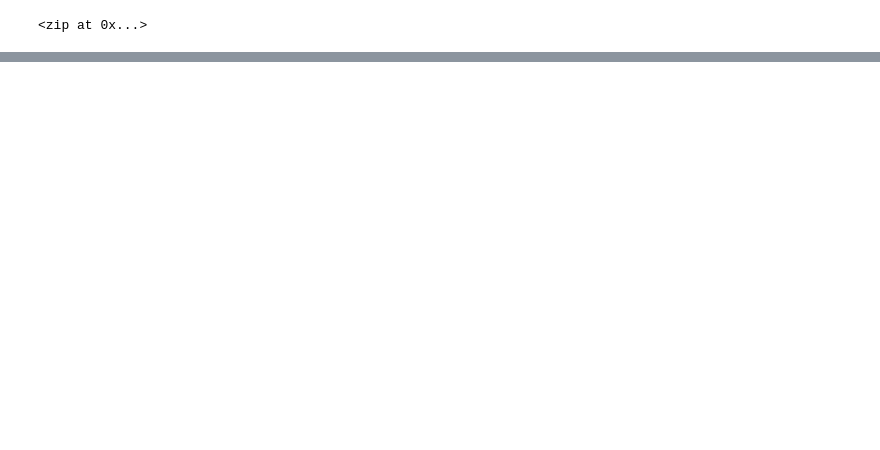
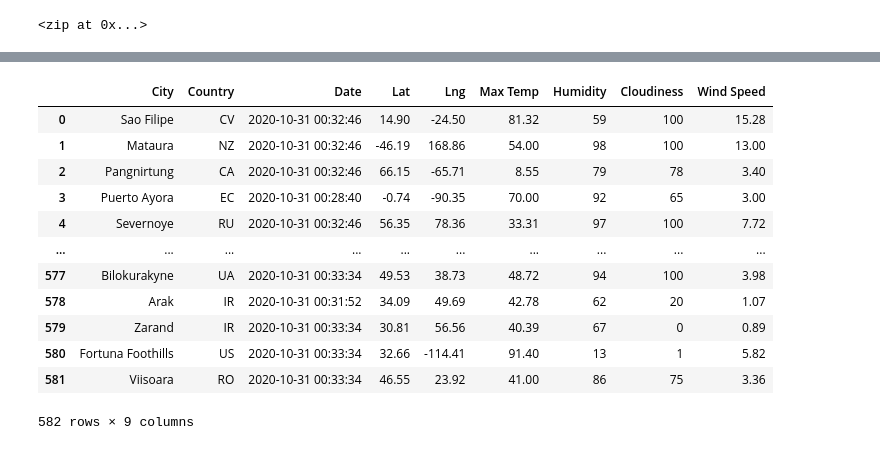
Before and after one commit to stacychandisingh/World_Weather_Analysis, a Jupyter notebook: WeatherPy.ipynb, the cells around one changed output, grey strips where cells are left out. Cells and saved outputs as stored; diff of their text form; code cells hidden in the pictures; blank space fills up the shorter version.

```diff
--- a/WeatherPy.ipynb
+++ b/WeatherPy.ipynb
@@ -53,0 +60,4 @@ len(cities)
+# %%
+# Starting URL for Weather Map API Call.
+url = "http://api.openweathermap.org/data/2.5/weather?units=Imperial&APPID=" + weather_api_key
+print(url)
@@ -53,0 +147,4 @@ len(cities)
+# %%
+# Convert the array of dictionaries to a Pandas DataFrame.
+city_data_df = pd.DataFrame(city_data)
+city_data_df.head(10)
@@ -53,0 +163,22 @@ len(cities)
+# %%
+#Reorder columns
+
+new_column_order = ["City", "Country", "Date", "Lat", "Lng", "Max Temp", "Humidity", "Cloudiness", "Wind Speed"]
+
+city_data_df = city_data_df[new_column_order]
+# %%
+city_data_df
+# %% [output]
+|  | City | Country | Date | Lat | Lng | Max Temp | Humidity | Cloudiness | Wind Speed |
+| 0 | Sao Filipe | CV | 2020-10-31 00:32:46 | 14.90 | -24.50 | 81.32 | 59 | 100 | 15.28 |
+| 1 | Mataura | NZ | 2020-10-31 00:32:46 | -46.19 | 168.86 | 54.00 | 98 | 100 | 13.00 |
+| 2 | Pangnirtung | CA | 2020-10-31 00:32:46 | 66.15 | -65.71 | 8.55 | 79 | 78 | 3.40 |
+| 3 | Puerto Ayora | EC | 2020-10-31 00:28:40 | -0.74 | -90.35 | 70.00 | 92 | 65 | 3.00 |
+| 4 | Severnoye | RU | 2020-10-31 00:32:46 | 56.35 | 78.36 | 33.31 | 97 | 100 | 7.72 |
+| ... | ... | ... | ... | ... | ... | ... | ... | ... | ... |
+| 577 | Bilokurakyne | UA | 2020-10-31 00:33:34 | 49.53 | 38.73 | 48.72 | 94 | 100 | 3.98 |
+| 578 | Arak | IR | 2020-10-31 00:31:52 | 34.09 | 49.69 | 42.78 | 62 | 20 | 1.07 |
+| 579 | Zarand | IR | 2020-10-31 00:33:34 | 30.81 | 56.56 | 40.39 | 67 | 0 | 0.89 |
+| 580 | Fortuna Foothills | US | 2020-10-31 00:33:34 | 32.66 | -114.41 | 91.40 | 13 | 1 | 5.82 |
+| 581 | Viisoara | RO | 2020-10-31 00:33:34 | 46.55 | 23.92 | 41.00 | 86 | 75 | 3.36 |
+582 rows × 9 columns
```
Also changed, not shown: parts of 8 cells of this notebook, 1 other file.
